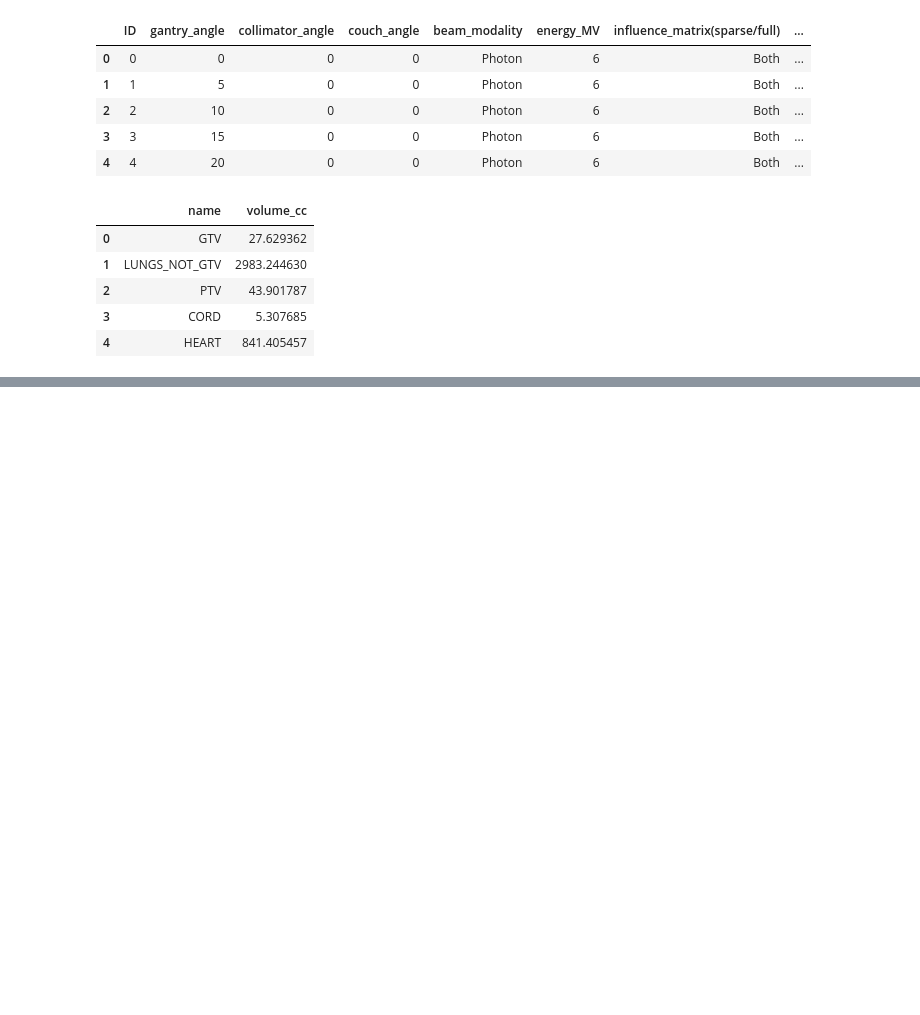
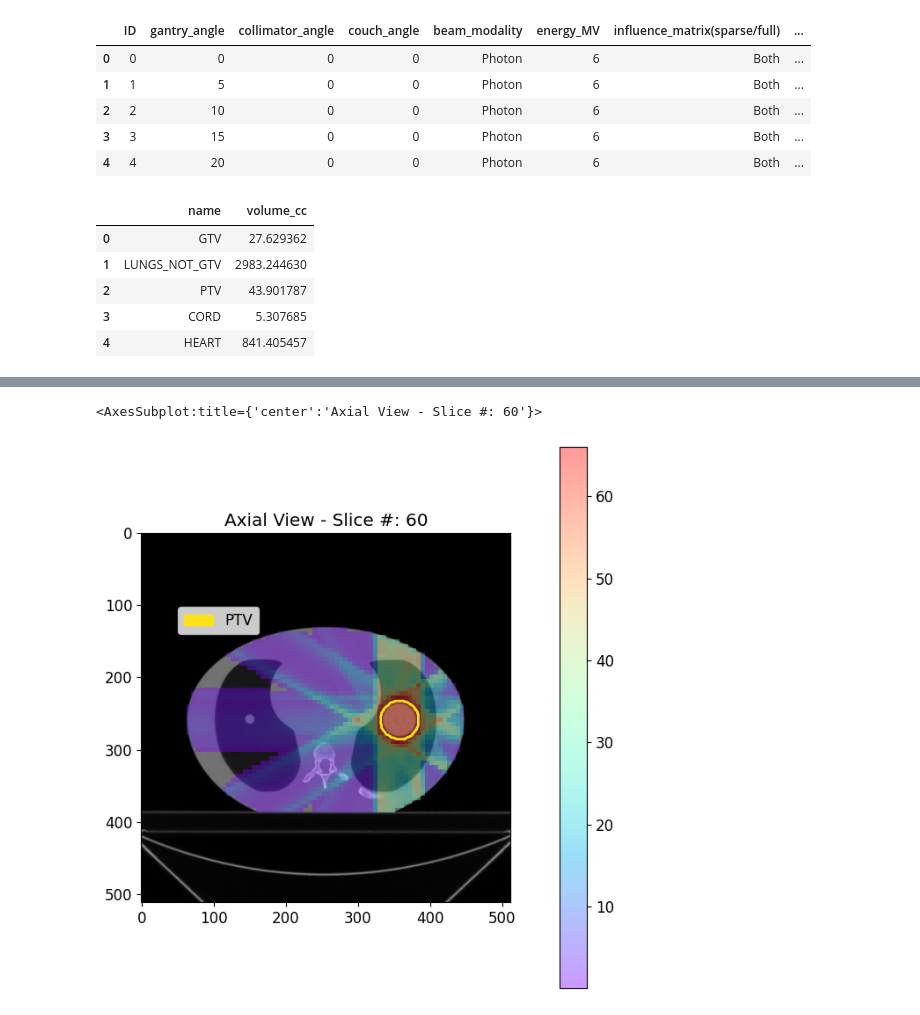
Before and after one commit to PortPy-Project/PortPy, a Jupyter notebook: examples/ex_1_introduction.ipynb, the cells around one changed output, grey strips where cells are left out. Cells and saved outputs as stored; diff of their text form; code cells hidden in the pictures; blank space fills up the shorter version.

```diff
--- a/examples/ex_1_introduction.ipynb
+++ b/examples/ex_1_introduction.ipynb
@@ -36,7 +43,8 @@ pp.Visualize.display_patients(data_dir=data_dir)
 # %%
-# pick a patient from the existing patient list to get detailed info about the patient data (e.g., beams_dict, structures, )
-patient_id = 'Lung_Phantom_Patient_1'
-beams_df, structs_df = pp.Visualize.display_patient_metadata(patient_id, data_dir=data_dir, return_beams_df=True, return_structs_df=True)
+# pick a patient from the existing patient list to get detailed info (e.g., beam angles, structures).
+data.patient_id = 'Lung_Phantom_Patient_1'
+# display the data of the patient in console or browser.
+beams_df, structs_df = data.display_patient_metadata(return_beams_df=True, return_structs_df=True)
 beams_df.head()
 # %% [output]
 |  | ID | gantry_angle | collimator_angle | couch_angle | beam_modality | energy_MV | influence_matrix(sparse/full) | ... |
@@ -140,0 +200,6 @@ Constraints done
+# %%
+# plot 2d axial slice for the given solution and display the structures contours on the slice
+pp.Visualization.plot_2d_slice(my_plan=my_plan, sol=sol, slice_num=60, struct_names=['PTV'])
+# %% [output]
+<AxesSubplot:title={'center':'Axial View - Slice #: 60'}>
+[figure, added]
```
Also changed, not shown: parts of 25 cells of this notebook.
